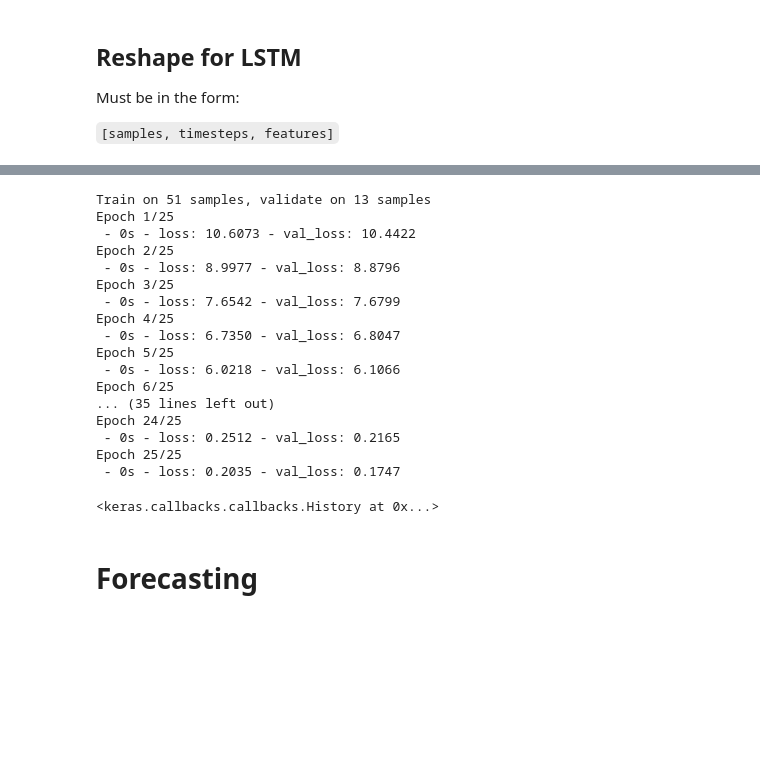
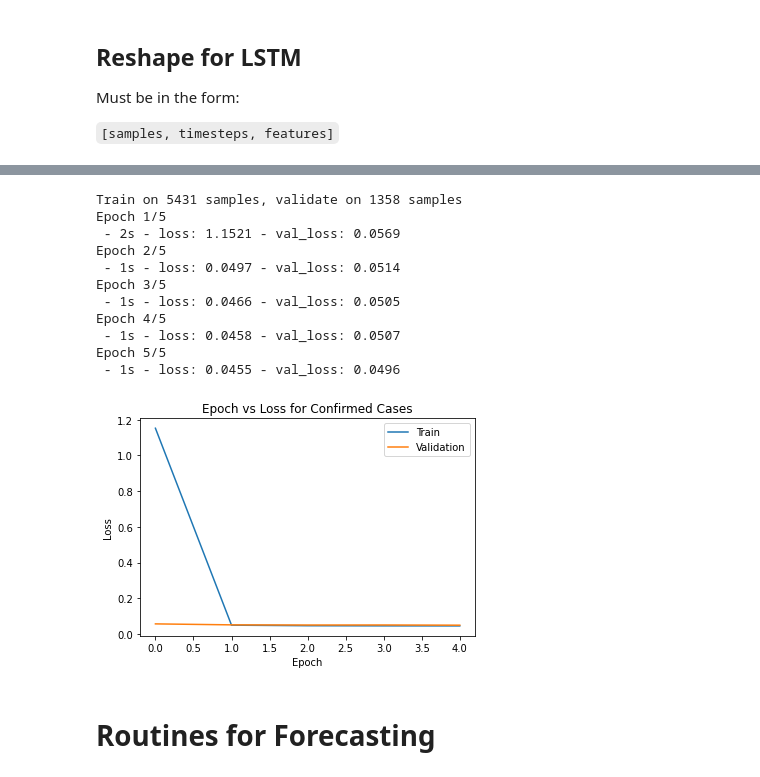
Before and after one commit to Dangandy/cv19, a Jupyter notebook: covid19_eda.ipynb, the cells around one changed output, grey strips where cells are left out. Drawn from its saved outputs; the diff is of its cells as text; code cells hidden in the pictures; blank space fills up the shorter version.

```diff
--- a/covid19_eda.ipynb
+++ b/covid19_eda.ipynb
@@ -428,0 +576,5 @@ X_test_c.shape
+# %%
+X_train_c = X_train_c.reshape((X_train_c.shape[0], 1, X_train_c.shape[1]))
+X_val_c= X_val_c.reshape(( X_val_c.shape[0], 1,  X_val_c.shape[1]))
+
+X_test_c = X_test_c.reshape(( X_test_c.shape[0], 1,  X_test_c.shape[1]))
@@ -429,12 +587,7 @@ X_test_c.shape
 # %%
-# Initializing model components
-epochs = 25
-batch_size = 16
-n_hidden = 32
+# Model parameters
+epochs = 5
+batch_size = 32
 timesteps = X_train_c.shape[1]
 input_dim = X_train_c.shape[2]
 n_features=1
-n_steps=7
-print(timesteps)
-print(input_dim)
-print(len(X_train_c))
@@ -469,24 +618,31 @@ _________________________________________________________________
 # %%
-# fit model
-model.fit(X_train_c, y_train_c, epochs=epochs, validation_data=(X_val_c, y_val_c), verbose=2)
+# Compiling the model
+model_c.compile(optimizer='adam', loss=tf.keras.losses.MeanSquaredLogarithmicError())
+
+# fit the model
+hist=model_c.fit(X_train_c,y_train_c, epochs=epochs, batch_size=batch_size, validation_data=(X_val_c, y_val_c), verbose=2,
+               shuffle=True)
 # %% [output]
-Train on 51 samples, validate on 13 samples
-Epoch 1/25
- - 0s - loss: 10.6073 - val_loss: 10.4422
-Epoch 2/25
- - 0s - loss: 8.9977 - val_loss: 8.8796
-Epoch 3/25
- - 0s - loss: 7.6542 - val_loss: 7.6799
-Epoch 4/25
- - 0s - loss: 6.7350 - val_loss: 6.8047
-Epoch 5/25
- - 0s - loss: 6.0218 - val_loss: 6.1066
-Epoch 6/25
-... (35 lines left out)
-Epoch 24/25
- - 0s - loss: 0.2512 - val_loss: 0.2165
-Epoch 25/25
- - 0s - loss: 0.2035 - val_loss: 0.1747
+Train on 5431 samples, validate on 1358 samples
+Epoch 1/5
+ - 2s - loss: 1.1521 - val_loss: 0.0569
+Epoch 2/5
+ - 1s - loss: 0.0497 - val_loss: 0.0514
+Epoch 3/5
+ - 1s - loss: 0.0466 - val_loss: 0.0505
+Epoch 4/5
+ - 1s - loss: 0.0458 - val_loss: 0.0507
+Epoch 5/5
+ - 1s - loss: 0.0455 - val_loss: 0.0496
-<keras.callbacks.callbacks.History at 0x...>
+# %%
+plt.plot(hist.history['loss'])
+plt.plot(hist.history['val_loss'])
+plt.title('Epoch vs Loss for Confirmed Cases')
+plt.ylabel('Loss')
+plt.xlabel('Epoch')
+plt.legend(['Train', 'Validation'], loc='best')
+plt.show()
+# %% [output]
+[figure, added]
 # %% [markdown]
-# Forecasting
+# Routines for Forecasting
```
Also changed, not shown: parts of 75 cells of this notebook.
